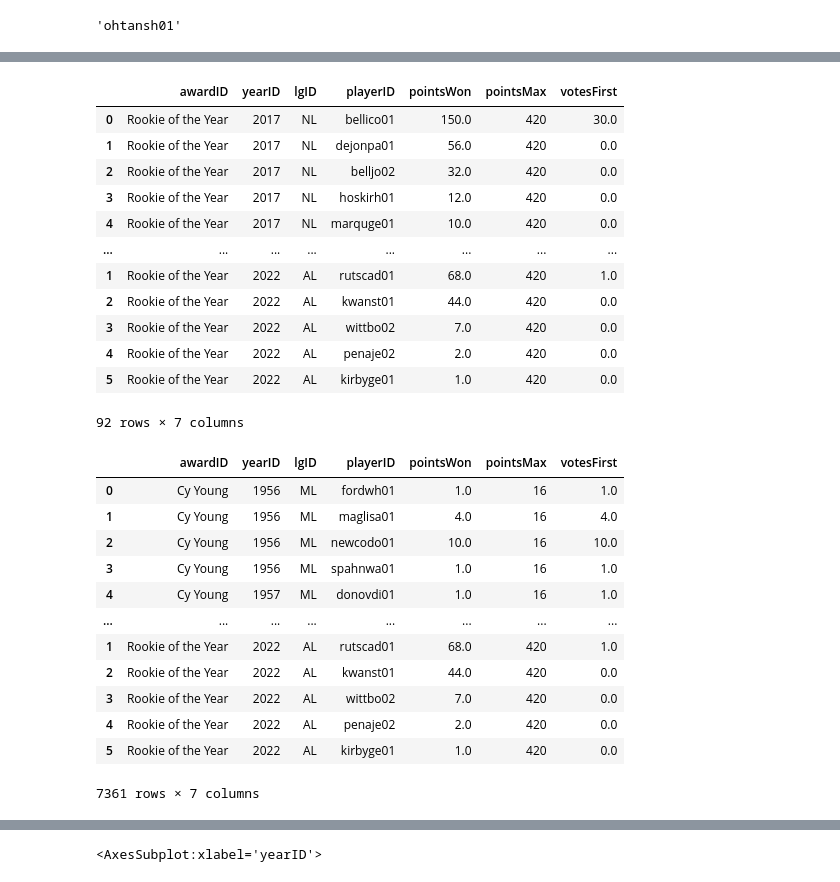
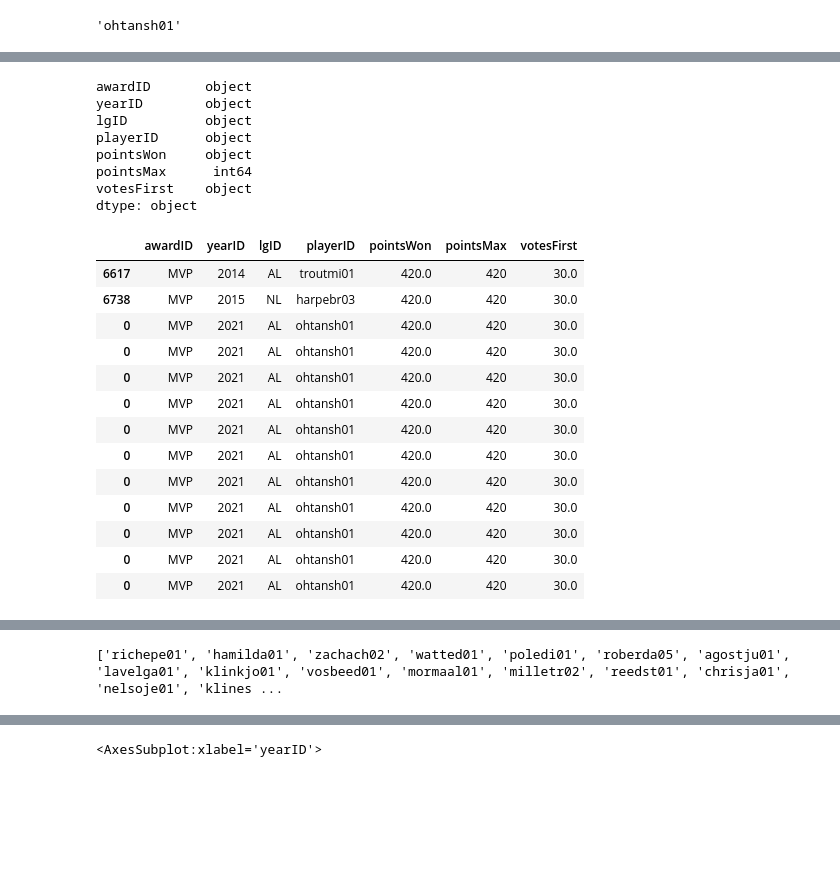
Before and after one commit to an-izq/Pitcher-HOF-Predictor, a Jupyter notebook: Pitcher-HOF-Predictor.ipynb, the cells around one changed output, grey strips where cells are left out. Cells and saved outputs as stored; diff of their text form; code cells hidden in the pictures; blank space fills up the shorter version.

```diff
--- a/Pitcher-HOF-Predictor.ipynb
+++ b/Pitcher-HOF-Predictor.ipynb
@@ -623,43 +648,41 @@ roy_award_shares.drop(roy_award_shares.iloc[:, 4:30].columns, axis=1, inplace= T
 #roy_award_shares.info()
 roy_award_shares.rename(columns={'Vote Pts':'pointsWon', '1st Place':'votesFirst'}, inplace=True)
 roy_award_shares = roy_award_shares[['awardID', 'yearID', 'lgID', 'playerID', 'pointsWon', 'pointsMax', 'votesFirst']]
-roy_award_shares
+#roy_award_shares
-# %% [output]
-|  | awardID | yearID | lgID | playerID | pointsWon | pointsMax | votesFirst |
-| 0 | Rookie of the Year | 2017 | NL | bellico01 | 150.0 | 420 | 30.0 |
-| 1 | Rookie of the Year | 2017 | NL | dejonpa01 | 56.0 | 420 | 0.0 |
-| 2 | Rookie of the Year | 2017 | NL | belljo02 | 32.0 | 420 | 0.0 |
-| 3 | Rookie of the Year | 2017 | NL | hoskirh01 | 12.0 | 420 | 0.0 |
-| 4 | Rookie of the Year | 2017 | NL | marquge01 | 10.0 | 420 | 0.0 |
-| ... | ... | ... | ... | ... | ... | ... | ... |
-| 1 | Rookie of the Year | 2022 | AL | rutscad01 | 68.0 | 420 | 1.0 |
-| 2 | Rookie of the Year | 2022 | AL | kwanst01 | 44.0 | 420 | 0.0 |
-| 3 | Rookie of the Year | 2022 | AL | wittbo02 | 7.0 | 420 | 0.0 |
-| 4 | Rookie of the Year | 2022 | AL | penaje02 | 2.0 | 420 | 0.0 |
-| 5 | Rookie of the Year | 2022 | AL | kirbyge01 | 1.0 | 420 | 0.0 |
-92 rows × 7 columns
 # %%
 # Concating all tables
 combined_award_shares = pd.concat([mvp_award_shares,cy_award_shares,roy_award_shares])
 combined_award_shares
 
 # And finally Concating to main AwardsSharePlayers_df
 AwardsSharePlayers_df = pd.concat([AwardsSharePlayers_df, combined_award_shares])
-AwardsSharePlayers_df
+print(AwardsSharePlayers_df.dtypes)
+
+AwardsSharePlayers_df[['yearID', 'pointsWon', 'votesFirst']] = AwardsSharePlayers_df[['yearID', 'pointsWon', 'votesFirst']].apply(pd.to_numeric)
+AwardsSharePlayers_df.loc[AwardsSharePlayers_df['pointsWon'] == 420]
 # %% [output]
+awardID       object
+yearID        object
+lgID          object
+playerID      object
+pointsWon     object
+pointsMax      int64
+votesFirst    object
+dtype: object
 |  | awardID | yearID | lgID | playerID | pointsWon | pointsMax | votesFirst |
-| 0 | Cy Young | 1956 | ML | fordwh01 | 1.0 | 16 | 1.0 |
-| 1 | Cy Young | 1956 | ML | maglisa01 | 4.0 | 16 | 4.0 |
-| 2 | Cy Young | 1956 | ML | newcodo01 | 10.0 | 16 | 10.0 |
-| 3 | Cy Young | 1956 | ML | spahnwa01 | 1.0 | 16 | 1.0 |
-| 4 | Cy Young | 1957 | ML | donovdi01 | 1.0 | 16 | 1.0 |
-| ... | ... | ... | ... | ... | ... | ... | ... |
-| 1 | Rookie of the Year | 2022 | AL | rutscad01 | 68.0 | 420 | 1.0 |
-| 2 | Rookie of the Year | 2022 | AL | kwanst01 | 44.0 | 420 | 0.0 |
-| 3 | Rookie of the Year | 2022 | AL | wittbo02 | 7.0 | 420 | 0.0 |
-| 4 | Rookie of the Year | 2022 | AL | penaje02 | 2.0 | 420 | 0.0 |
-| 5 | Rookie of the Year | 2022 | AL | kirbyge01 | 1.0 | 420 | 0.0 |
+| 6617 | MVP | 2014 | AL | troutmi01 | 420.0 | 420 | 30.0 |
+| 6738 | MVP | 2015 | NL | harpebr03 | 420.0 | 420 | 30.0 |
+| 0 | MVP | 2021 | AL | ohtansh01 | 420.0 | 420 | 30.0 |
+| 0 | MVP | 2021 | AL | ohtansh01 | 420.0 | 420 | 30.0 |
+| 0 | MVP | 2021 | AL | ohtansh01 | 420.0 | 420 | 30.0 |
+| 0 | MVP | 2021 | AL | ohtansh01 | 420.0 | 420 | 30.0 |
+| 0 | MVP | 2021 | AL | ohtansh01 | 420.0 | 420 | 30.0 |
+| 0 | MVP | 2021 | AL | ohtansh01 | 420.0 | 420 | 30.0 |
+| 0 | MVP | 2021 | AL | ohtansh01 | 420.0 | 420 | 30.0 |
+| 0 | MVP | 2021 | AL | ohtansh01 | 420.0 | 420 | 30.0 |
+| 0 | MVP | 2021 | AL | ohtansh01 | 420.0 | 420 | 30.0 |
+| 0 | MVP | 2021 | AL | ohtansh01 | 420.0 | 420 | 30.0 |
+| 0 | MVP | 2021 | AL | ohtansh01 | 420.0 | 420 | 30.0 |
-7361 rows × 7 columns
 # %%
 # PitchingPost_df Exploration
 #PitchingPost_df.info()
@@ -675,3 +698,25 @@ PitchingPost_df.describe()
 | 50% | 2003.000000 | 0.000000 | 0.000000 | 2.000000 | 0.000000 | 0.000000 | 0.000000 | 0.000000 | 11.000000 | 3.000000 | 1.000000 | ... |
 | 75% | 2014.000000 | 0.000000 | 0.000000 | 2.000000 | 1.000000 | 0.000000 | 0.000000 | 0.000000 | 19.000000 | 6.000000 | 3.000000 | ... |
 | max | 2022.000000 | 4.000000 | 4.000000 | 8.000000 | 8.000000 | 8.000000 | 3.000000 | 4.000000 | 213.000000 | 64.000000 | 26.000000 | ... |
+# %%
+# Setting up from population of players those who had postseason appearances
+q = '''
+SELECT
+a.*
+FROM
+    PitchingPost_df a
+INNER JOIN
+    Pitching_1955_player_career b
+        on a.playerID = b.playerID
+;
+'''
+Pitching_1955_post_player = sqldf(q, locals())
+
+# dropping players who had null ERA or BAOpp due to limited innings pitched
+drop_players = Pitching_1955_post_player['playerID'].loc[Pitching_1955_post_player['ERA'].isnull() | Pitching_1955_post_player['BAOpp'].isnull()].tolist()
+# drop_players[['playerID','ERA', 'BAOpp']]
+print(drop_players)
+Pitching_1955_post_player = Pitching_1955_post_player[~Pitching_1955_post_player.playerID.isin(drop_players)]
+# Pitching_1955_post_player.info()
+# %% [output]
+['richepe01', 'hamilda01', 'zachach02', 'watted01', 'poledi01', 'roberda05', 'agostju01', 'lavelga01', 'klinkjo01', 'vosbeed01', 'mormaal01', 'milletr02', 'reedst01', 'chrisja01', 'nelsoje01', 'klines ...
```
Also changed, not shown: parts of 7 cells of this notebook.
